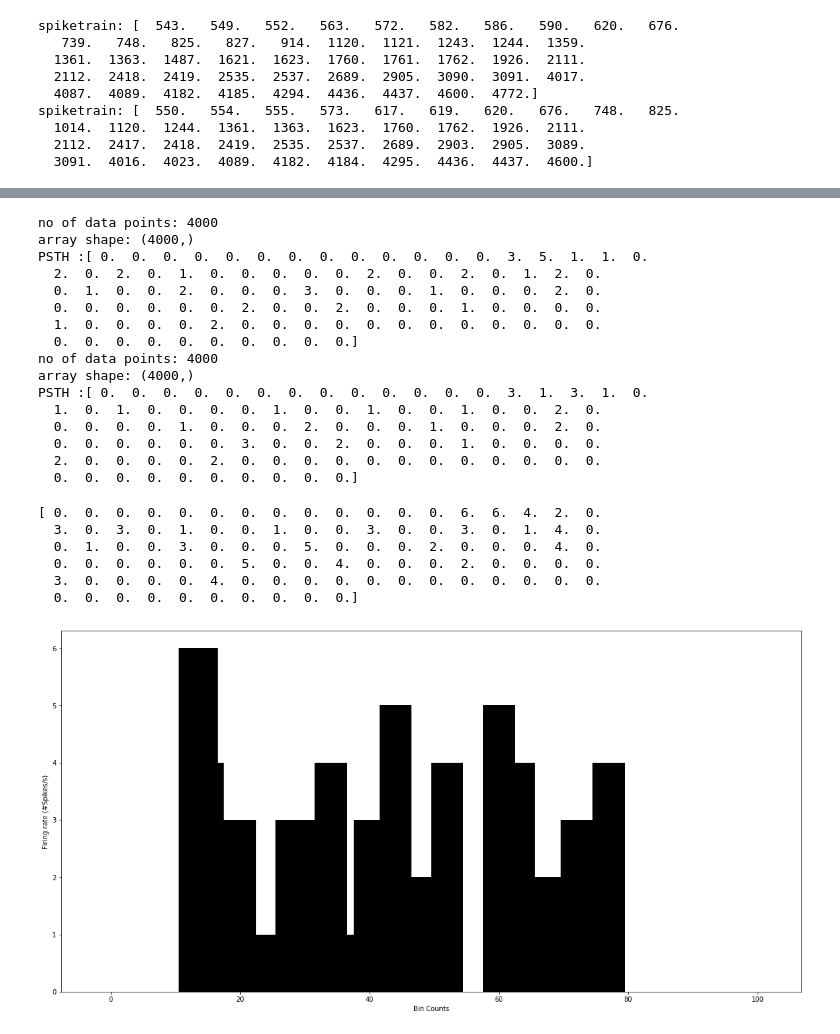
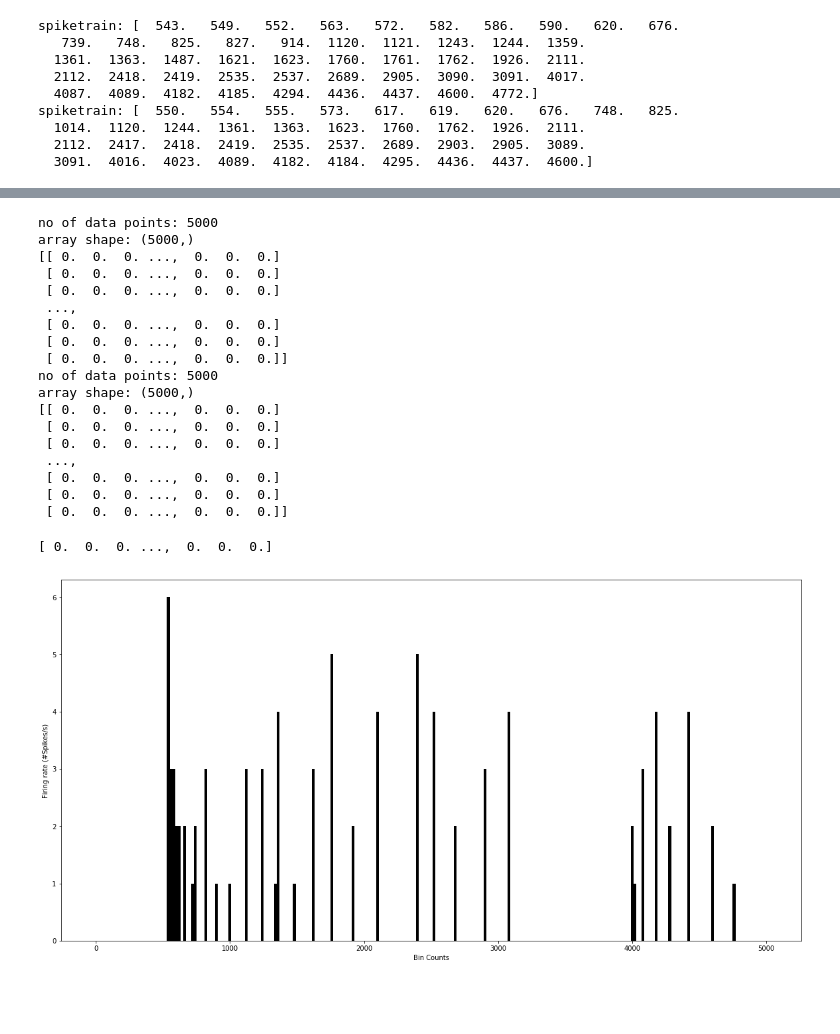
Before and after one commit to LamaNIkesh/SpikeTrainStatistics, a Jupyter notebook: NotebookWorkflow.ipynb, the cells around one changed output, grey strips where cells are left out. Drawn from its saved outputs; the diff is of its cells as text; code cells hidden in the pictures; blank space fills up the shorter version.

```diff
--- a/NotebookWorkflow.ipynb
+++ b/NotebookWorkflow.ipynb
@@ -95,41 +109,39 @@ plt.show()
 # %%
 ##########################
 #Some PSTH stuff, trying
-binSize = 40
+binSize = 20
 binarySpikeTrain1, PSTH1, noOfBins = st.PSTH(spiketrain1,binSize)
 binarySpikeTrain2, PSTH2, noOfBIns = st.PSTH(spiketrain2,binSize)
 # %% [output]
-no of data points: 4000
-array shape: (4000,)
-PSTH :[ 0.  0.  0.  0.  0.  0.  0.  0.  0.  0.  0.  0.  0.  3.  5.  1.  1.  0.
-  2.  0.  2.  0.  1.  0.  0.  0.  0.  0.  2.  0.  0.  2.  0.  1.  2.  0.
-  0.  1.  0.  0.  2.  0.  0.  0.  3.  0.  0.  0.  1.  0.  0.  0.  2.  0.
-  0.  0.  0.  0.  0.  0.  2.  0.  0.  2.  0.  0.  0.  1.  0.  0.  0.  0.
-  1.  0.  0.  0.  0.  2.  0.  0.  0.  0.  0.  0.  0.  0.  0.  0.  0.  0.
-  0.  0.  0.  0.  0.  0.  0.  0.  0.  0.]
-no of data points: 4000
-array shape: (4000,)
-PSTH :[ 0.  0.  0.  0.  0.  0.  0.  0.  0.  0.  0.  0.  0.  3.  1.  3.  1.  0.
-  1.  0.  1.  0.  0.  0.  0.  1.  0.  0.  1.  0.  0.  1.  0.  0.  2.  0.
-  0.  0.  0.  0.  1.  0.  0.  0.  2.  0.  0.  0.  1.  0.  0.  0.  2.  0.
-  0.  0.  0.  0.  0.  0.  3.  0.  0.  2.  0.  0.  0.  1.  0.  0.  0.  0.
-  2.  0.  0.  0.  0.  2.  0.  0.  0.  0.  0.  0.  0.  0.  0.  0.  0.  0.
-  0.  0.  0.  0.  0.  0.  0.  0.  0.  0.]
+no of data points: 5000
+array shape: (5000,)
+[[ 0.  0.  0. ...,  0.  0.  0.]
+ [ 0.  0.  0. ...,  0.  0.  0.]
+ [ 0.  0.  0. ...,  0.  0.  0.]
+ ...,
+ [ 0.  0.  0. ...,  0.  0.  0.]
+ [ 0.  0.  0. ...,  0.  0.  0.]
+ [ 0.  0.  0. ...,  0.  0.  0.]]
+no of data points: 5000
+array shape: (5000,)
+[[ 0.  0.  0. ...,  0.  0.  0.]
+ [ 0.  0.  0. ...,  0.  0.  0.]
+ [ 0.  0.  0. ...,  0.  0.  0.]
+ ...,
+ [ 0.  0.  0. ...,  0.  0.  0.]
+ [ 0.  0.  0. ...,  0.  0.  0.]
+ [ 0.  0.  0. ...,  0.  0.  0.]]
 # %%
 print (PSTH1 + PSTH2)
 PSTH = PSTH1 + PSTH2
-
-x = np.arange(noOfBins)
+#the x axis will have binning of 1 ms.
+# shows the same time line as real spike train.
+x = np.arange(np.size(PSTH))
 plt.figure(figsize = (20,10))
-plt.bar(x,PSTH, width = 5, color = 'k')
+plt.bar(x,PSTH, width = binSize, color = 'k')
 plt.xlabel("Bin Counts")
 plt.ylabel("Firing rate (#Spikes/s)")
 plt.show()
 # %% [output]
-[ 0.  0.  0.  0.  0.  0.  0.  0.  0.  0.  0.  0.  0.  6.  6.  4.  2.  0.
-  3.  0.  3.  0.  1.  0.  0.  1.  0.  0.  3.  0.  0.  3.  0.  1.  4.  0.
-  0.  1.  0.  0.  3.  0.  0.  0.  5.  0.  0.  0.  2.  0.  0.  0.  4.  0.
-  0.  0.  0.  0.  0.  0.  5.  0.  0.  4.  0.  0.  0.  2.  0.  0.  0.  0.
-  3.  0.  0.  0.  0.  4.  0.  0.  0.  0.  0.  0.  0.  0.  0.  0.  0.  0.
-  0.  0.  0.  0.  0.  0.  0.  0.  0.  0.]
+[ 0.  0.  0. ...,  0.  0.  0.]
-[figure, old version]
+[figure, new version]
```
Also changed, not shown: parts of 8 cells of this notebook, 6 other files.
